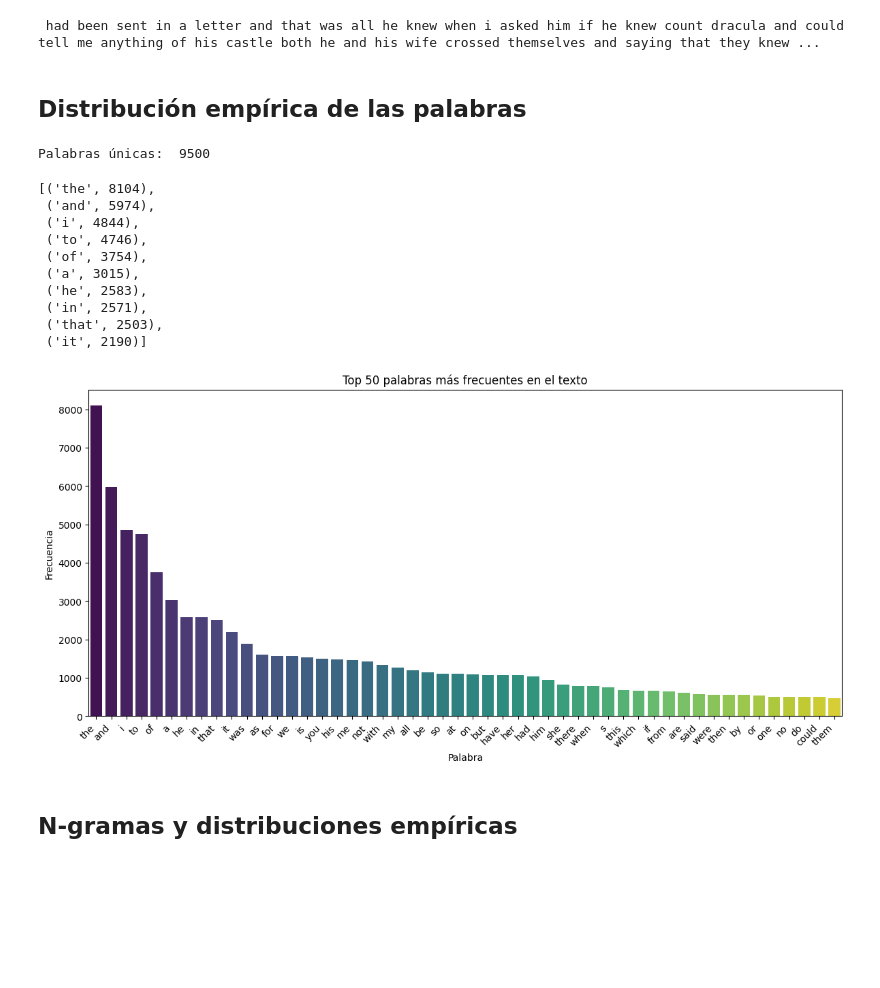
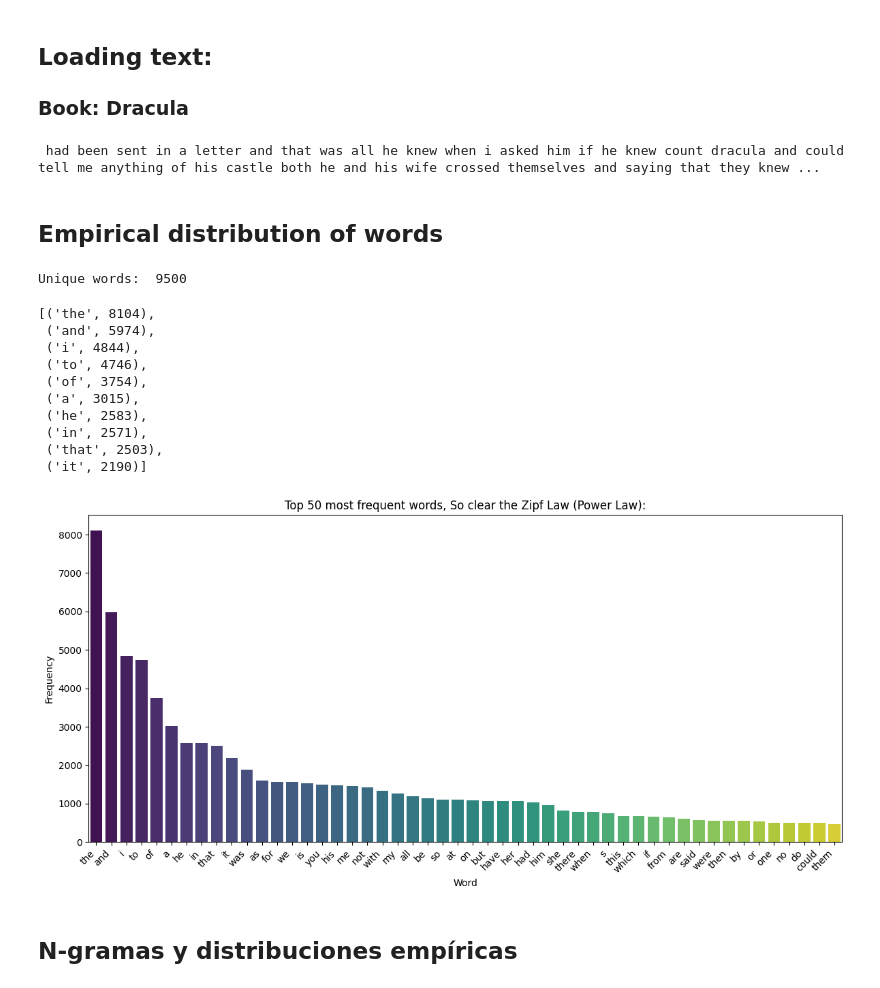
Before and after one commit to emm-gl/machine-learning-portfolio, a Jupyter notebook: 02_Generative_AI/00_conditional_probability_for_word_generation.ipynb, the cells around one changed output. Cells and saved outputs as stored; diff of their text form; code cells hidden in the pictures; blank space fills up the shorter version.

```diff
--- a/02_Generative_AI/00_conditional_probability_for_word_generation.ipynb
+++ b/02_Generative_AI/00_conditional_probability_for_word_generation.ipynb
@@ -23 +21,4 @@ np.random.seed(1)
+# %% [markdown]
+## Loading text:
+### Book: Dracula
 # %%
@@ -30,14 +30,14 @@ print(libro[9_720:10_000])
 # %% [output]
  had been sent in a letter and that was all he knew when i asked him if he knew count dracula and could tell me anything of his castle both he and his wife crossed themselves and saying that they knew ...
-# %% [markdown]
-## Distribución empírica de las palabras
+# %% [markdown]
+## Empirical distribution of words
 # %%
 frecuencias_palabras = Counter(libro.split())
 
-print('Palabras únicas: ', len(frecuencias_palabras))
+print('Unique words: ', len(frecuencias_palabras))
 frecuencias_palabras.most_common(10)
 # %% [output]
-Palabras únicas:  9500
+Unique words:  9500
 [('the', 8104),
  ('and', 5974),
  ('i', 4844),
@@ -49,22 +49,22 @@ Palabras únicas:  9500
  ('that', 2503),
  ('it', 2190)]
 # %%
-# Obtener las n palabras más comunes
+# Get the "n" most frequent words:
 n = 50
 palabras_mas_comunes = frecuencias_palabras.most_common(n)
 vocabulario, frecuencias = zip(*palabras_mas_comunes)
 
-# Graficar
+# Plotting
 plt.figure(figsize=(12, 6))
 sns.barplot(x=list(vocabulario), y=list(frecuencias), palette='viridis', hue=list(vocabulario), legend=False)
 plt.xticks(rotation=45, ha='right')
-plt.title(f"Top {n} palabras más frecuentes en el texto")
-plt.xlabel("Palabra")
-plt.ylabel("Frecuencia")
+plt.title(f"Top {n} most frequent words, So clear the Zipf Law (Power Law):")
+plt.xlabel("Word")
+plt.ylabel("Frequency")
 plt.tight_layout()
 plt.show()
 # %% [output]
-[figure, old version]
+[figure, new version]
 # %% [markdown]
 ## N-gramas y distribuciones empíricas
 # %% [markdown]
```
Also changed, not shown: parts of 7 cells of this notebook.
